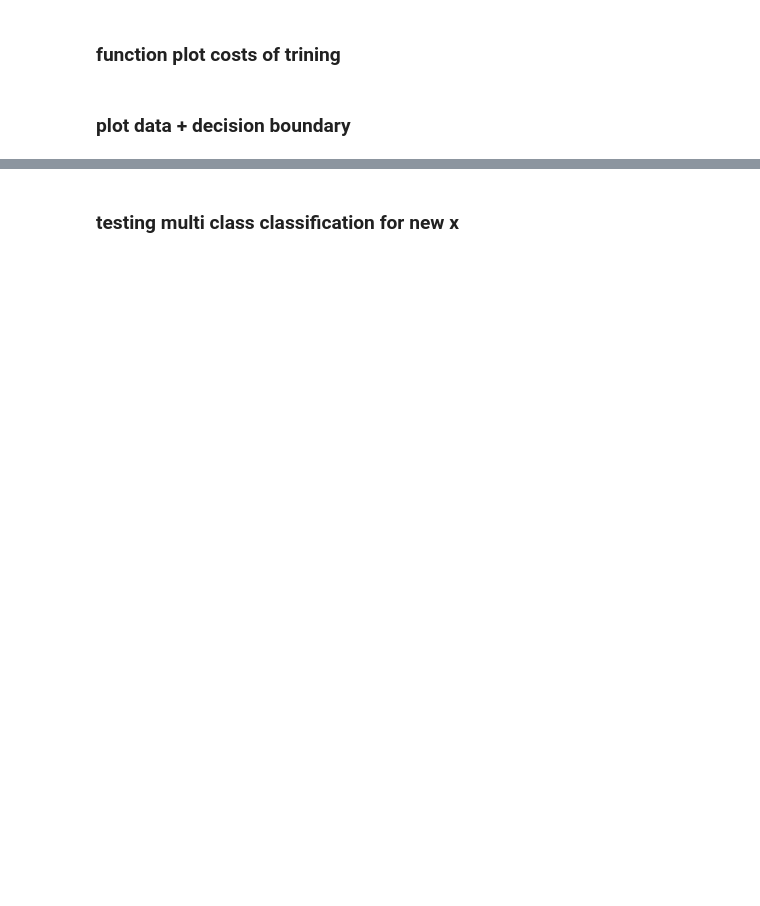
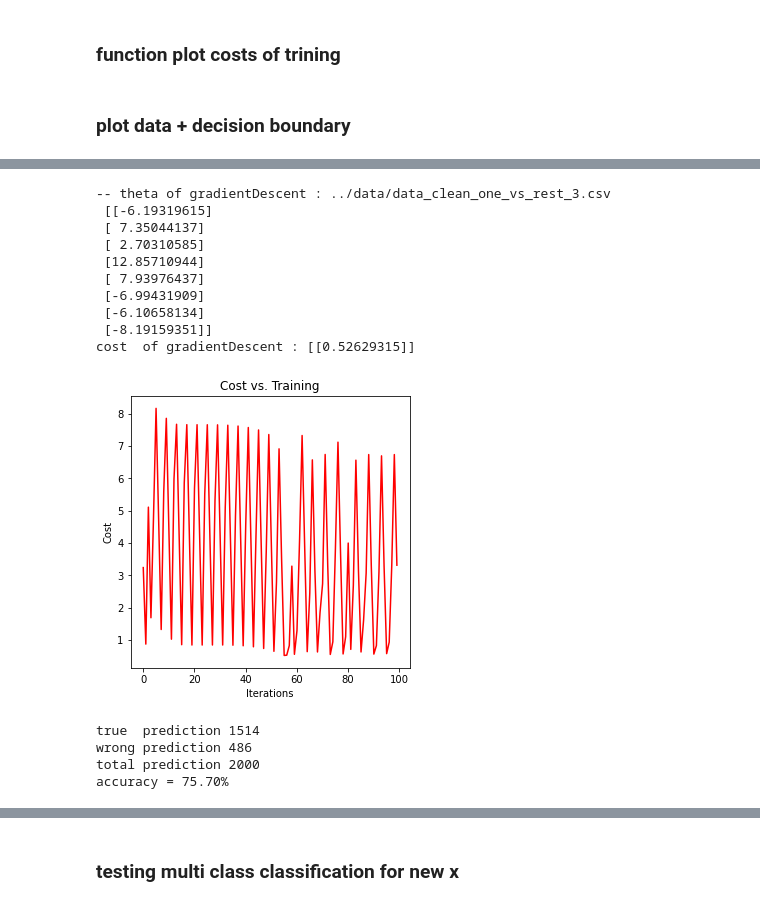
Before and after one commit to amr-lounis/project-machine-lirning-, a Jupyter notebook: classification - Logistic Regression (LgR)/Gradient Descent (GD)/Gradient Descent (GD).ipynb, the cells around one changed output, grey strips where cells are left out. Cells and saved outputs as stored; diff of their text form; code cells hidden in the pictures; blank space fills up the shorter version.

```diff
--- a/classification - Logistic Regression (LgR)/Gradient Descent (GD)/Gradient Descent (GD).ipynb
+++ b/classification - Logistic Regression (LgR)/Gradient Descent (GD)/Gradient Descent (GD).ipynb
@@ -180,0 +185,18 @@ plotOne(data,theta,'wifi_01','wifi_04')
+# %%
+theta_room3 = run_trining(paths_ovr[2],0.08,100)
+# %% [output]
+-- theta of gradientDescent : ../data/data_clean_one_vs_rest_3.csv
+ [[-6.19319615]
+ [ 7.35044137]
+ [ 2.70310585]
+ [12.85710944]
+ [ 7.93976437]
+ [-6.99431909]
+ [-6.10658134]
+ [-8.19159351]]
+cost  of gradientDescent : [[0.52629315]]
+[figure, added]
+true  prediction 1514
+wrong prediction 486
+total prediction 2000
+accuracy = 75.70%
```
Also changed, not shown: parts of 44 cells of this notebook, 1 other file.
